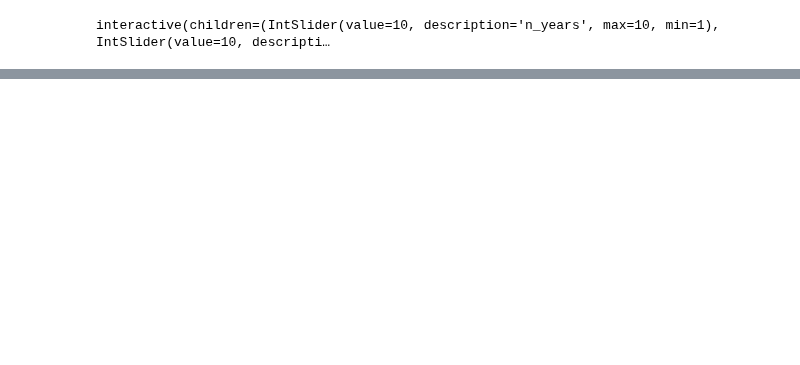
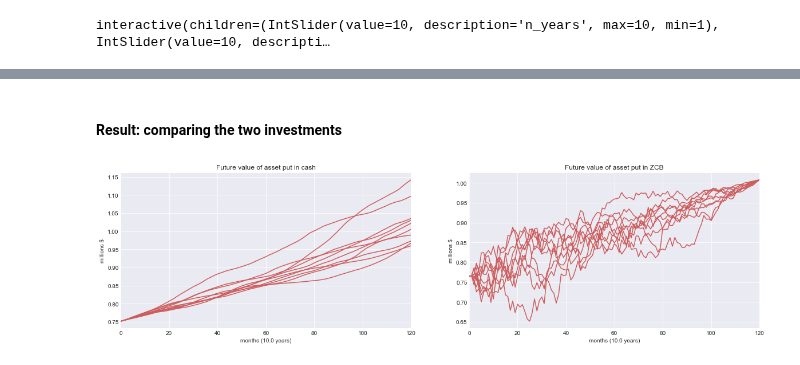
Before and after one commit to z4ir3/finance-courses, a Jupyter notebook: week-4.ipynb, the cells around one changed output, grey strips where cells are left out. Cells and saved outputs as stored; diff of their text form; code cells hidden in the pictures; blank space fills up the shorter version.

```diff
--- a/week-4.ipynb
+++ b/week-4.ipynb
@@ -435,0 +395,5 @@ annual2nomimal_rate_gen(R)
+# %%
+# price of a zcb with maturity 10 years and rate equal to the mean rate
+zcb = pd.DataFrame(data=[tot_liab], index=[n_years])
+zcb_price_0 = erk.present_value( zcb, mean_rate )
+zcb_price_0
@@ -435,0 +407,3 @@ annual2nomimal_rate_gen(R)
+# %%
+n_bonds = float(asset_0 / zcb_price_0)
+n_bonds
@@ -435,0 +416,3 @@ annual2nomimal_rate_gen(R)
+# %%
+asset_value_of_zcb = n_bonds * zcb_price
+asset_value_of_zcb.head()
@@ -435,0 +434,4 @@ annual2nomimal_rate_gen(R)
+# %%
+# we have to divide by periods_per_year since rates are returned as annual rates
+asset_value_in_cash = asset_0 * (1 + rates/periods_per_year).cumprod()
+asset_value_in_cash.head()
@@ -435,0 +445,17 @@ annual2nomimal_rate_gen(R)
+# %% [markdown]
+#### Result: comparing the two investments
+# %%
+fig, ax = plt.subplots(1,2,figsize=(20,5))
+
+asset_value_in_cash.plot(ax=ax[0], grid=True, legend=False, color="indianred", title="Future value of asset put in cash")
+asset_value_of_zcb.plot(ax=ax[1], grid=True, legend=False, color="indianred", title="Future value of asset put in ZCB")
+ax[0].set_ylabel("millions $")
+ax[1].set_ylabel("millions $")
+if periods_per_year == 12:
+    ax[0].set_xlabel("months ({:.1f} years)".format((len(asset_value_in_cash.index)-1)/periods_per_year))
+    ax[1].set_xlabel("months ({:.1f} years)".format((len(asset_value_in_cash.index)-1)/periods_per_year))
+
+
+plt.show()
+# %% [output]
+[figure, added]
```
Also changed, not shown: parts of 48 cells of this notebook.
